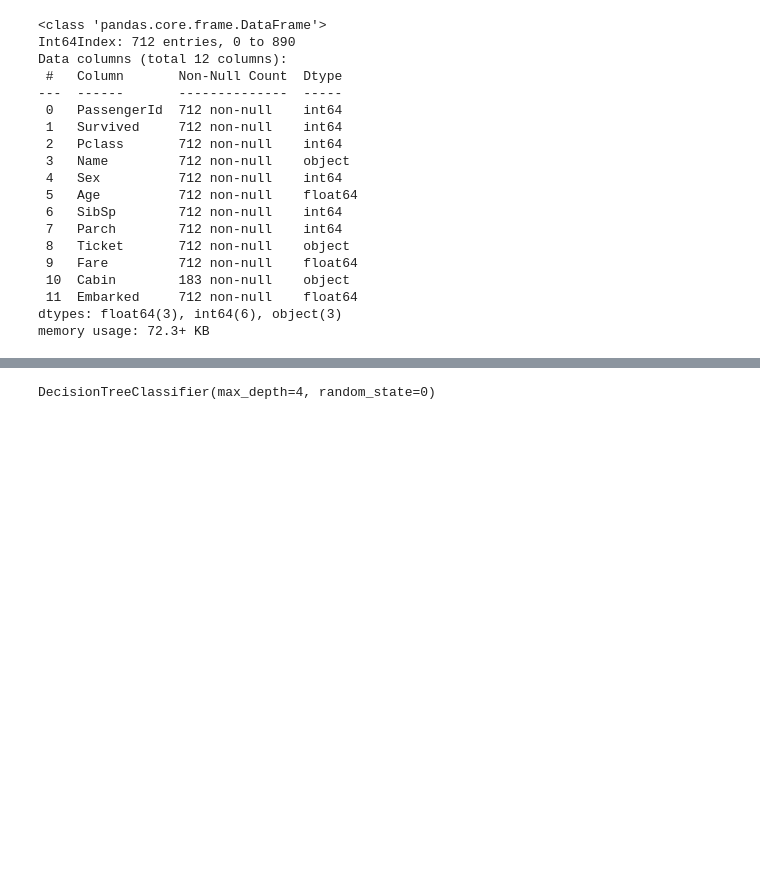
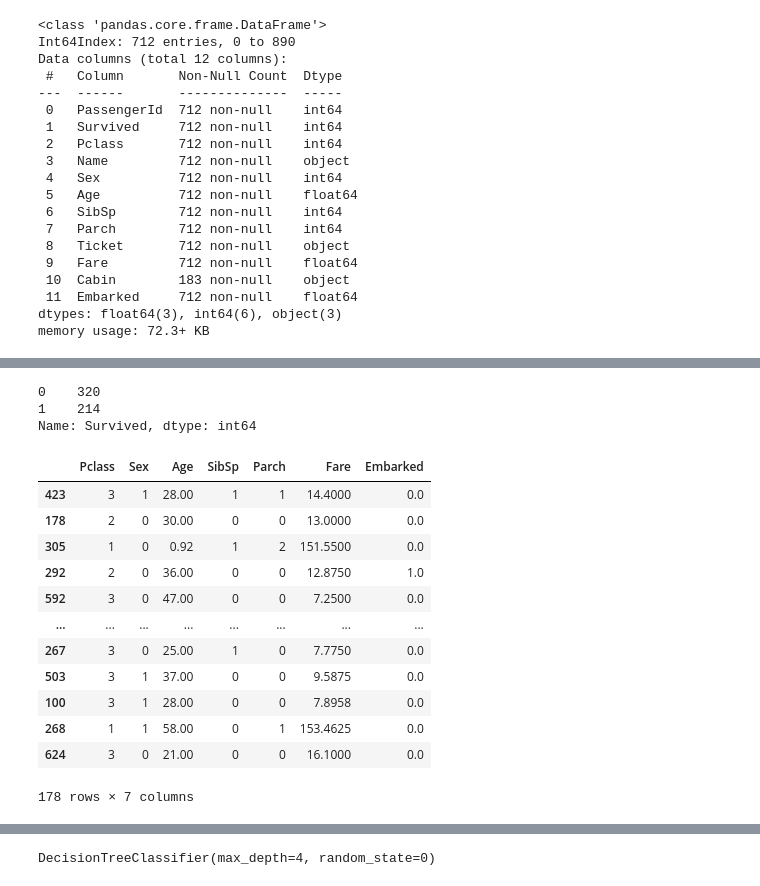
Before and after one commit to pbellot/FormationPANDAS, a Jupyter notebook: DecisionTrees.ipynb, the cells around one changed output, grey strips where cells are left out. Drawn from its saved outputs; the diff is of its cells as text; code cells hidden in the pictures; blank space fills up the shorter version.

```diff
--- a/DecisionTrees.ipynb
+++ b/DecisionTrees.ipynb
@@ -151,0 +208,22 @@ X_train, X_test, Y_train, Y_test = train_test_split(titanic[features], titanic['
+# %%
+print(Y_train.value_counts())
+# %% [output]
+0    320
+1    214
+Name: Survived, dtype: int64
+# %%
+X_test
+# %% [output]
+|  | Pclass | Sex | Age | SibSp | Parch | Fare | Embarked |
+| 423 | 3 | 1 | 28.00 | 1 | 1 | 14.4000 | 0.0 |
+| 178 | 2 | 0 | 30.00 | 0 | 0 | 13.0000 | 0.0 |
+| 305 | 1 | 0 | 0.92 | 1 | 2 | 151.5500 | 0.0 |
+| 292 | 2 | 0 | 36.00 | 0 | 0 | 12.8750 | 1.0 |
+| 592 | 3 | 0 | 47.00 | 0 | 0 | 7.2500 | 0.0 |
+| ... | ... | ... | ... | ... | ... | ... | ... |
+| 267 | 3 | 0 | 25.00 | 1 | 0 | 7.7750 | 0.0 |
+| 503 | 3 | 1 | 37.00 | 0 | 0 | 9.5875 | 0.0 |
+| 100 | 3 | 1 | 28.00 | 0 | 0 | 7.8958 | 0.0 |
+| 268 | 1 | 1 | 58.00 | 0 | 1 | 153.4625 | 0.0 |
+| 624 | 3 | 0 | 21.00 | 0 | 0 | 16.1000 | 0.0 |
+178 rows × 7 columns
```
Also changed, not shown: parts of 18 cells of this notebook.
